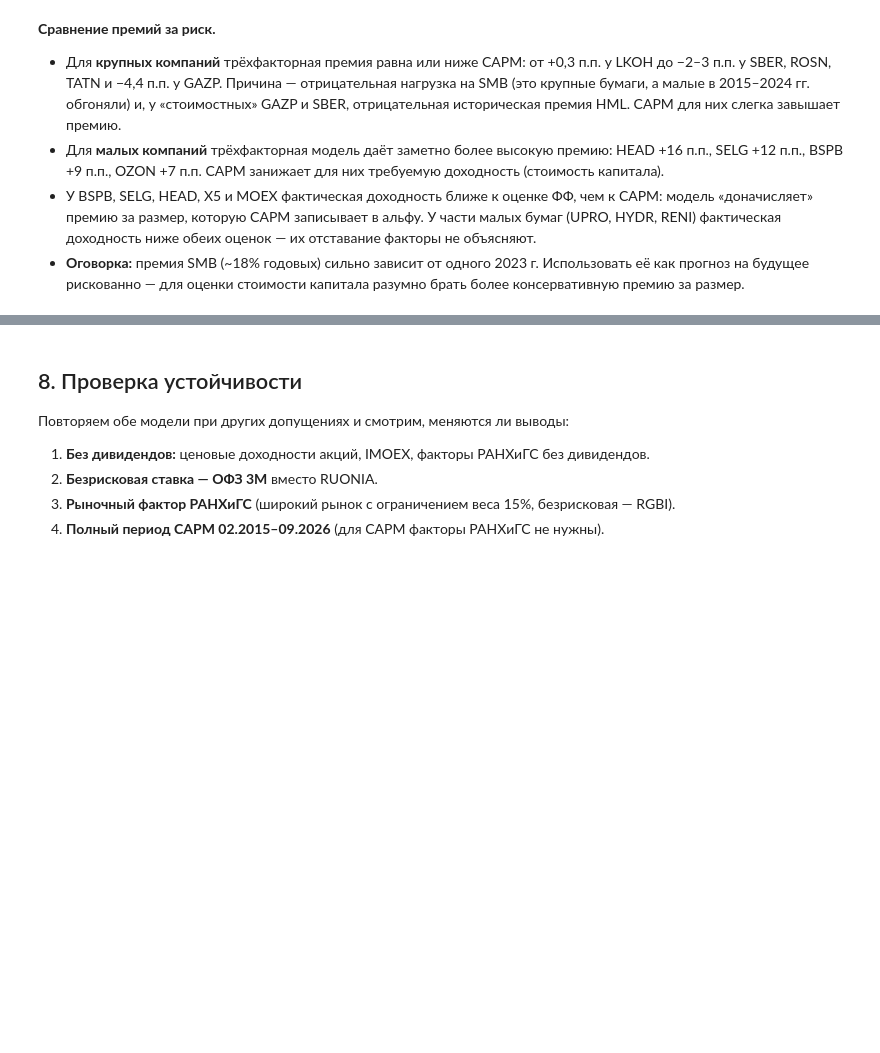
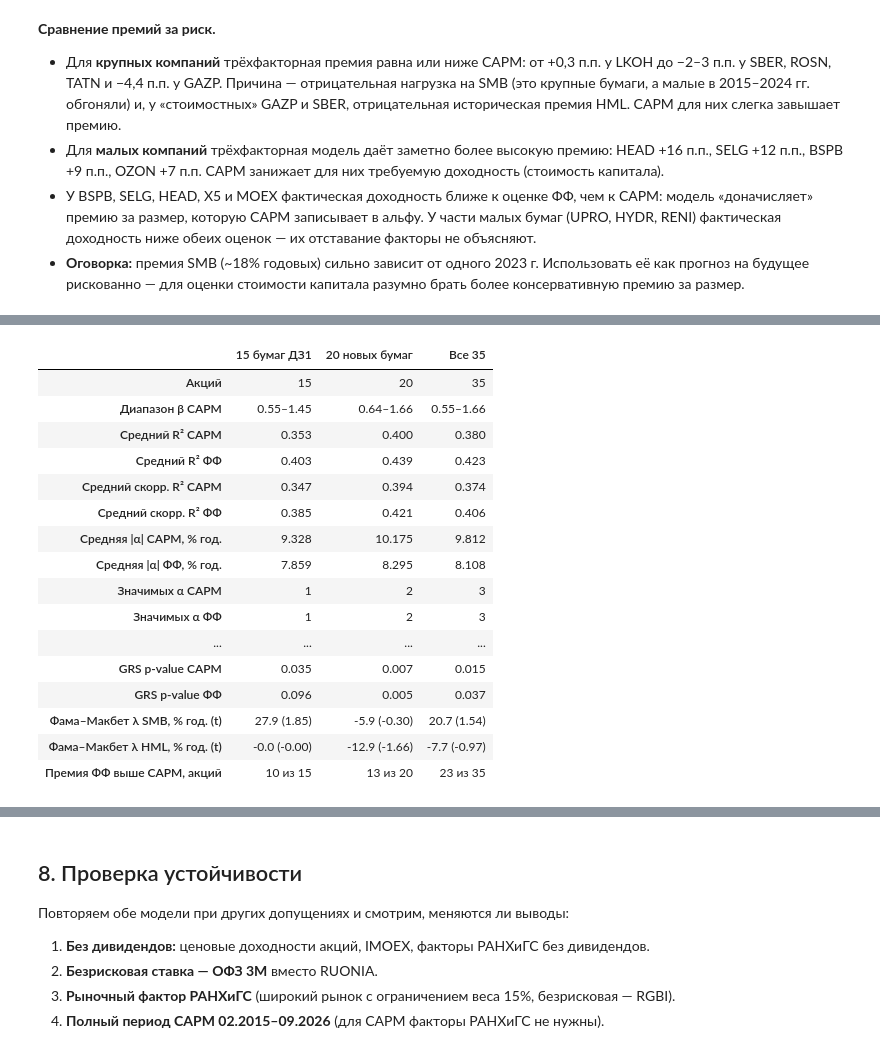
Before and after one commit to gurbanovagil29-prog/my2, a Jupyter notebook: hw2/hw2_fama_french.ipynb, the cells around one changed output, grey strips where cells are left out. Saved outputs shown, nothing was run; the diff lists cells and outputs as text; code cells hidden in the pictures; blank space fills up the shorter version.

```diff
--- a/hw2/hw2_fama_french.ipynb
+++ b/hw2/hw2_fama_french.ipynb
@@ -602,0 +649,51 @@ plt.tight_layout(); plt.savefig(FIG / "06_premia.png", dpi=150); plt.show()
+# %%
+def sample_summary(cols: list) -> dict:
+    """Сводка CAPM и Фамы–Френча на подвыборке акций."""
+    c, f = capm.loc[cols], ff3.loc[cols]
+    fl = [t for t in full if t in cols]
+    g_c, g_f = grs_test(EXR[fl], F[["MKT"]]), grs_test(EXR[fl], F[["MKT", "SMB", "HML"]])
+    fm_f = fama_macbeth(EXR[cols], f[["MKT", "SMB", "HML"]].astype(float))
+    return {
+        "Акций": len(cols),
+        "Диапазон β CAPM": f"{c['MKT'].min():.2f}–{c['MKT'].max():.2f}",
+        "Средний R² CAPM": c["R2"].mean(),
+        "Средний R² ФФ": f["R2"].mean(),
+        "Средний скорр. R² CAPM": c["R2_adj"].mean(),
+        "Средний скорр. R² ФФ": f["R2_adj"].mean(),
+        "Средняя |α| CAPM, % год.": c["alpha_%год"].abs().mean(),
+        "Средняя |α| ФФ, % год.": f["alpha_%год"].abs().mean(),
+        "Значимых α CAPM": int((c["t_alpha"].abs() > 1.96).sum()),
+        "Значимых α ФФ": int((f["t_alpha"].abs() > 1.96).sum()),
+        "Значимых нагрузок SMB (+/−)": f"{(f['t_SMB'] > 1.96).sum()} / {(f['t_SMB'] < -1.96).sum()}",
+        "Значимых нагрузок HML (+/−)": f"{(f['t_HML'] > 1.96).sum()} / {(f['t_HML'] < -1.96).sum()}",
+        "GRS: акций с полной историей": len(fl),
+        "GRS p-value CAPM": g_c["p-value"],
+        "GRS p-value ФФ": g_f["p-value"],
+        "Фама–Макбет λ SMB, % год. (t)": f"{fm_f.loc['SMB', 'λ, % год.']:.1f} ({fm_f.loc['SMB', 't-стат.']:.2f})",
+        "Фама–Макбет λ HML, % год. (t)": f"{fm_f.loc['HML', 'λ, % год.']:.1f} ({fm_f.loc['HML', 't-стат.']:.2f})",
+        "Премия ФФ выше CAPM, акций": f"{(prem.loc[cols, 'Разница ФФ − CAPM'] > 0).sum()} из {len(cols)}",
+    }
+
+NEW20 = [t for t in ff3.index if t not in HW1]
+hw1_vs_all = pd.DataFrame({"15 бумаг ДЗ1": sample_summary(HW1),
+                           "20 новых бумаг": sample_summary(NEW20),
+                           "Все 35": sample_summary(list(ff3.index))})
+hw1_vs_all
+# %% [output]
+|  | 15 бумаг ДЗ1 | 20 новых бумаг | Все 35 |
+| Акций | 15 | 20 | 35 |
+| Диапазон β CAPM | 0.55–1.45 | 0.64–1.66 | 0.55–1.66 |
+| Средний R² CAPM | 0.353 | 0.400 | 0.380 |
+| Средний R² ФФ | 0.403 | 0.439 | 0.423 |
+| Средний скорр. R² CAPM | 0.347 | 0.394 | 0.374 |
+| Средний скорр. R² ФФ | 0.385 | 0.421 | 0.406 |
+| Средняя |α| CAPM, % год. | 9.328 | 10.175 | 9.812 |
+| Средняя |α| ФФ, % год. | 7.859 | 8.295 | 8.108 |
+| Значимых α CAPM | 1 | 2 | 3 |
+| Значимых α ФФ | 1 | 2 | 3 |
+| ... | ... | ... | ... |
+| GRS p-value CAPM | 0.035 | 0.007 | 0.015 |
+| GRS p-value ФФ | 0.096 | 0.005 | 0.037 |
+| Фама–Макбет λ SMB, % год. (t) | 27.9 (1.85) | -5.9 (-0.30) | 20.7 (1.54) |
+| Фама–Макбет λ HML, % год. (t) | -0.0 (-0.00) | -12.9 (-1.66) | -7.7 (-0.97) |
+| Премия ФФ выше CAPM, акций | 10 из 15 | 13 из 20 | 23 из 35 |
```
Also changed, not shown: parts of 7 cells of this notebook, 7 other files.
